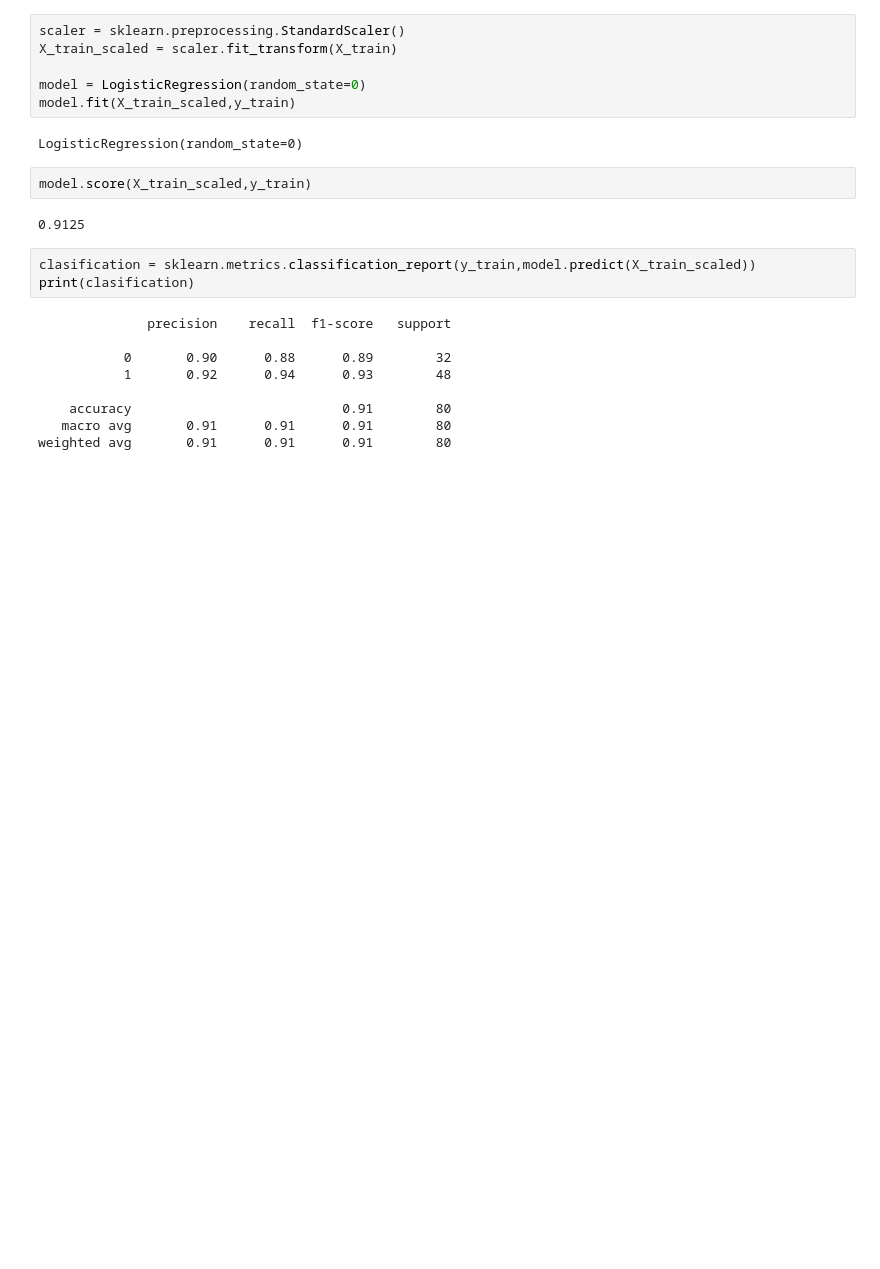
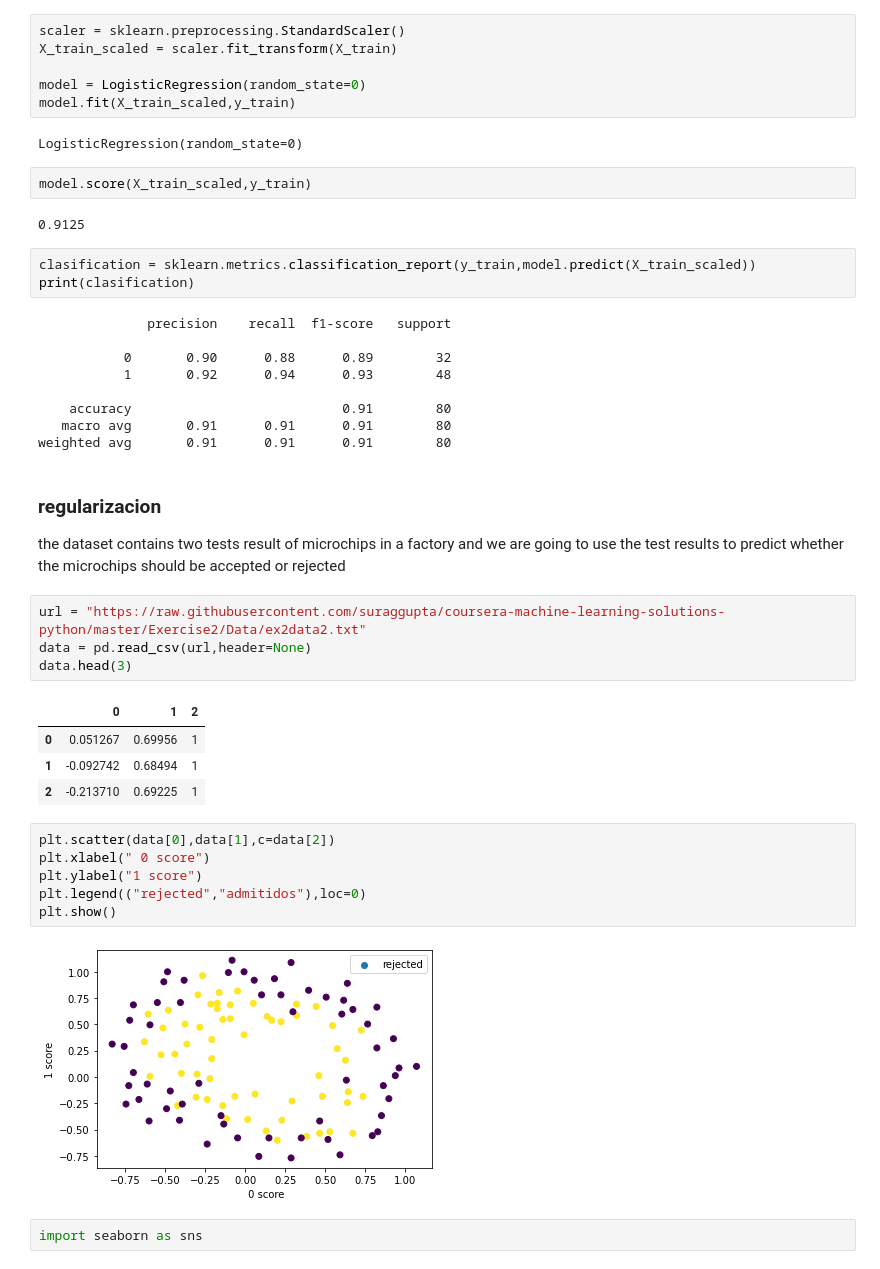
Before and after one commit to gonzalo71/TestGit, a Jupyter notebook: ejercicios_andrewng.ipynb, the cells around one changed output. Drawn from its saved outputs; the diff is of its cells as text; blank space fills up the shorter version.

```diff
--- a/ejercicios_andrewng.ipynb
+++ b/ejercicios_andrewng.ipynb
@@ -331,3 +334,26 @@ print(clasification)
     accuracy                           0.91        80
    macro avg       0.91      0.91      0.91        80
 weighted avg       0.91      0.91      0.91        80
+# %% [markdown]
+### regularizacion
+
+the dataset contains two tests result of microchips in a factory and we are going to use the test results to predict whether the microchips should be accepted or rejected
+# %%
+url = "https://raw.githubusercontent.com/suraggupta/coursera-machine-learning-solutions-python/master/Exercise2/Data/ex2data2.txt"
+data = pd.read_csv(url,header=None)
+data.head(3)
+# %% [output]
+|  | 0 | 1 | 2 |
+| 0 | 0.051267 | 0.69956 | 1 |
+| 1 | -0.092742 | 0.68494 | 1 |
+| 2 | -0.213710 | 0.69225 | 1 |
+# %%
+plt.scatter(data[0],data[1],c=data[2])
+plt.xlabel(" 0 score")
+plt.ylabel("1 score")
+plt.legend(("rejected","admitidos"),loc=0)
+plt.show()
+# %% [output]
+[figure, added]
+# %%
+import seaborn as sns
```
Also changed, not shown: parts of 20 cells of this notebook, 1 other file.
